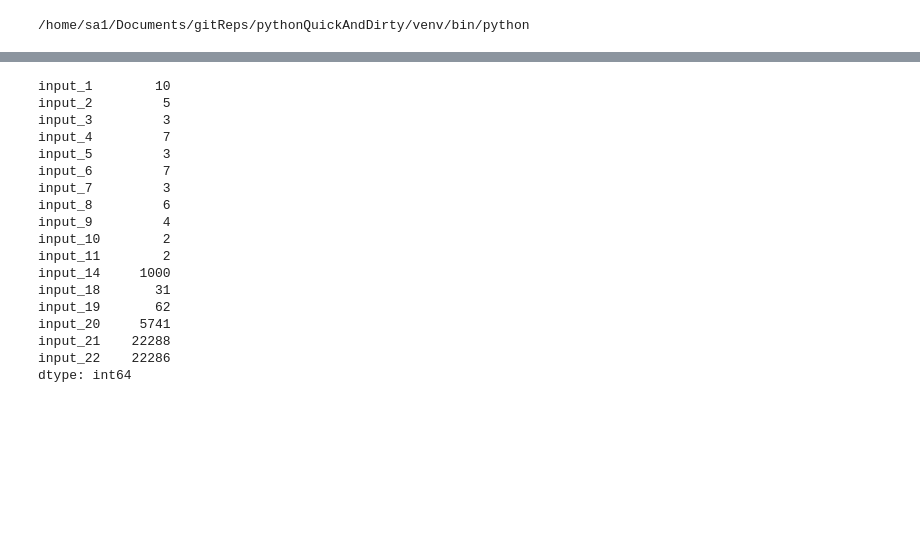
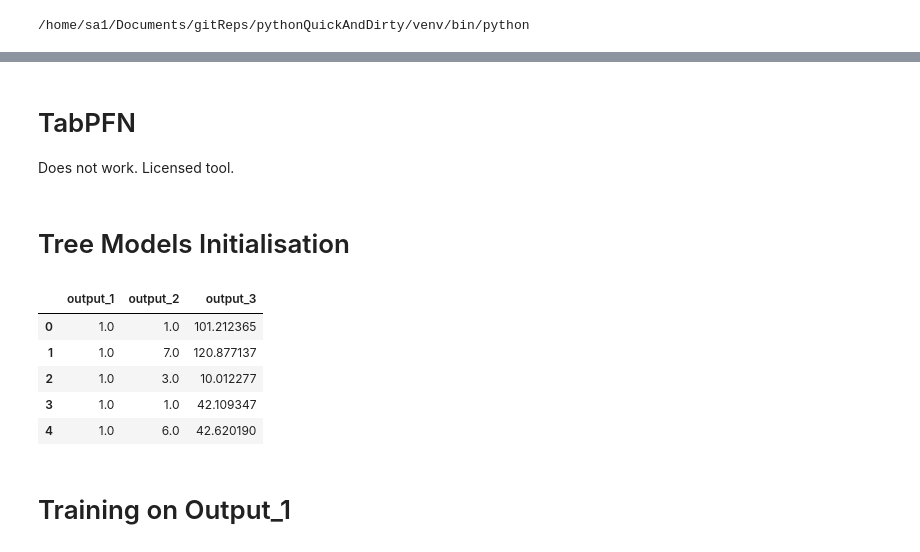
Before and after one commit to SmellingSalt/pythonQuickAndDirty, a Jupyter notebook: src/scripts/SmartEM/philipsRegression.ipynb, the cells around one changed output, grey strips where cells are left out. Drawn from its saved outputs; the diff is of its cells as text; code cells hidden in the pictures; blank space fills up the shorter version.

```diff
--- a/src/scripts/SmartEM/philipsRegression.ipynb
+++ b/src/scripts/SmartEM/philipsRegression.ipynb
@@ -54,0 +180,3 @@ input_data.head()
+# %% [markdown]
+# TabPFN
+Does not work. Licensed tool.
@@ -55,3 +193,5 @@ input_data.head()
+# %% [markdown]
+# Tree Models Initialisation
 # %%
 from sklearn.model_selection import train_test_split # Function to split data into training and testing sets
 import numpy as np
@@ -191,37 +245,15 @@ def train_catboost(X_train, y_train, categorical_columns=None):
     )
 
     return model
-# %%
-
-# Xtrain, Xtest, Ytrain, Ytest = trainTestSplit(input_data, output_data)
-train_inputs, test_inputs, train_outputs, test_outputs = trainTestSplit(
-    input_data,
-    output_data,
-    number_of_trainingsamples=10,
-    seed=42
-)
-# train_inputs, test_inputs = categoricalPreProcessing(train_inputs), categoricalPreProcessing(test_inputs)
-# train_inputs, test_inputs = anglePreProcessing(train_inputs), anglePreProcessing(test_inputs)
-train_inputs.nunique()
-# train_inputs.describe()
-# train_inputs.head()
-# %% [output]
-input_1        10
-input_2         5
-input_3         3
-input_4         7
-input_5         3
-input_6         7
-input_7         3
-input_8         6
-input_9         4
-input_10        2
-input_11        2
-input_14     1000
-input_18       31
-input_19       62
-input_20     5741
-input_21    22288
-input_22    22286
-dtype: int64
+# %%
+output_data.head()
+# %% [output]
+|  | output_1 | output_2 | output_3 |
+| 0 | 1.0 | 1.0 | 101.212365 |
+| 1 | 1.0 | 7.0 | 120.877137 |
+| 2 | 1.0 | 3.0 | 10.012277 |
+| 3 | 1.0 | 1.0 | 42.109347 |
+| 4 | 1.0 | 6.0 | 42.620190 |
+# %% [markdown]
+# Training on Output_1
 # %%
```
Also changed, not shown: parts of 23 cells of this notebook, 4 other files.
